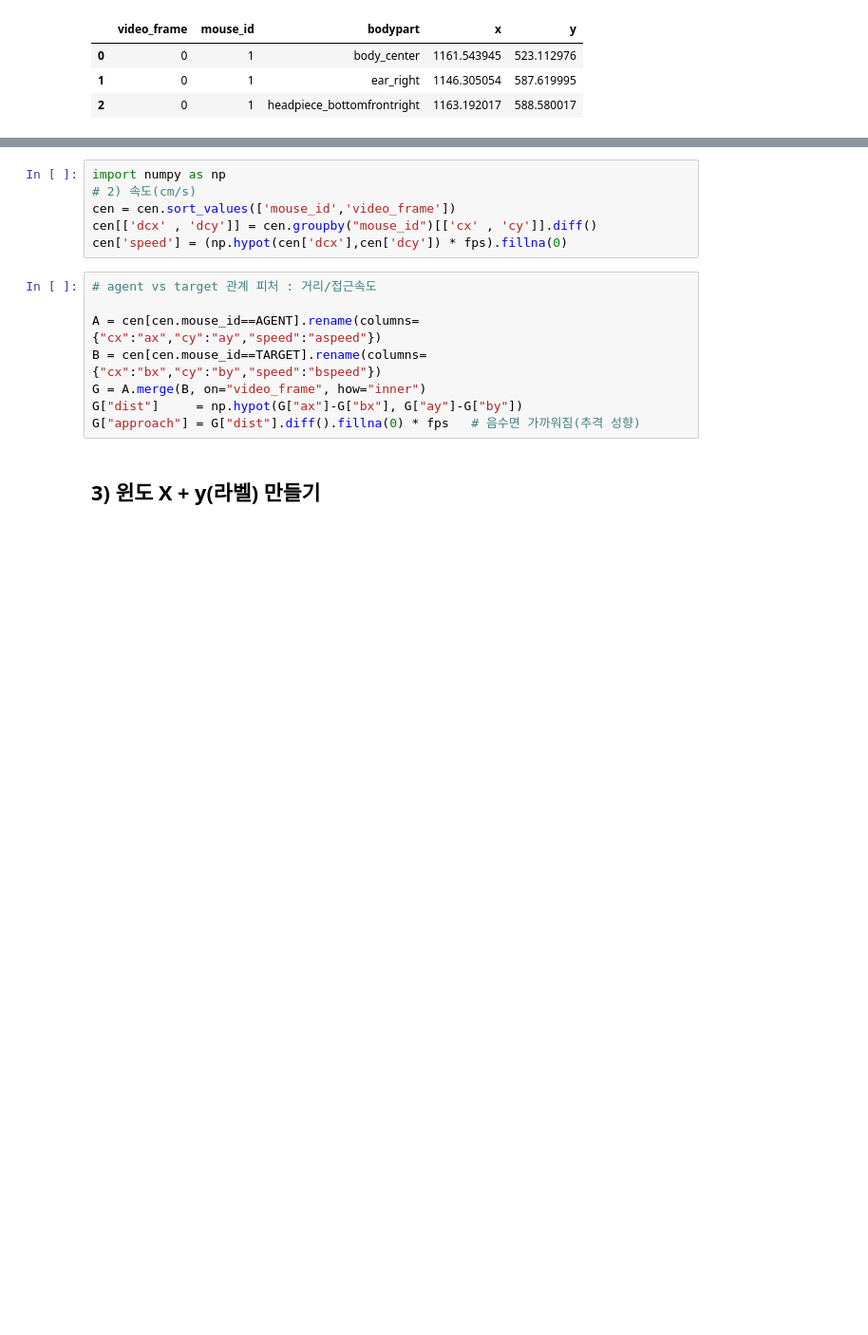
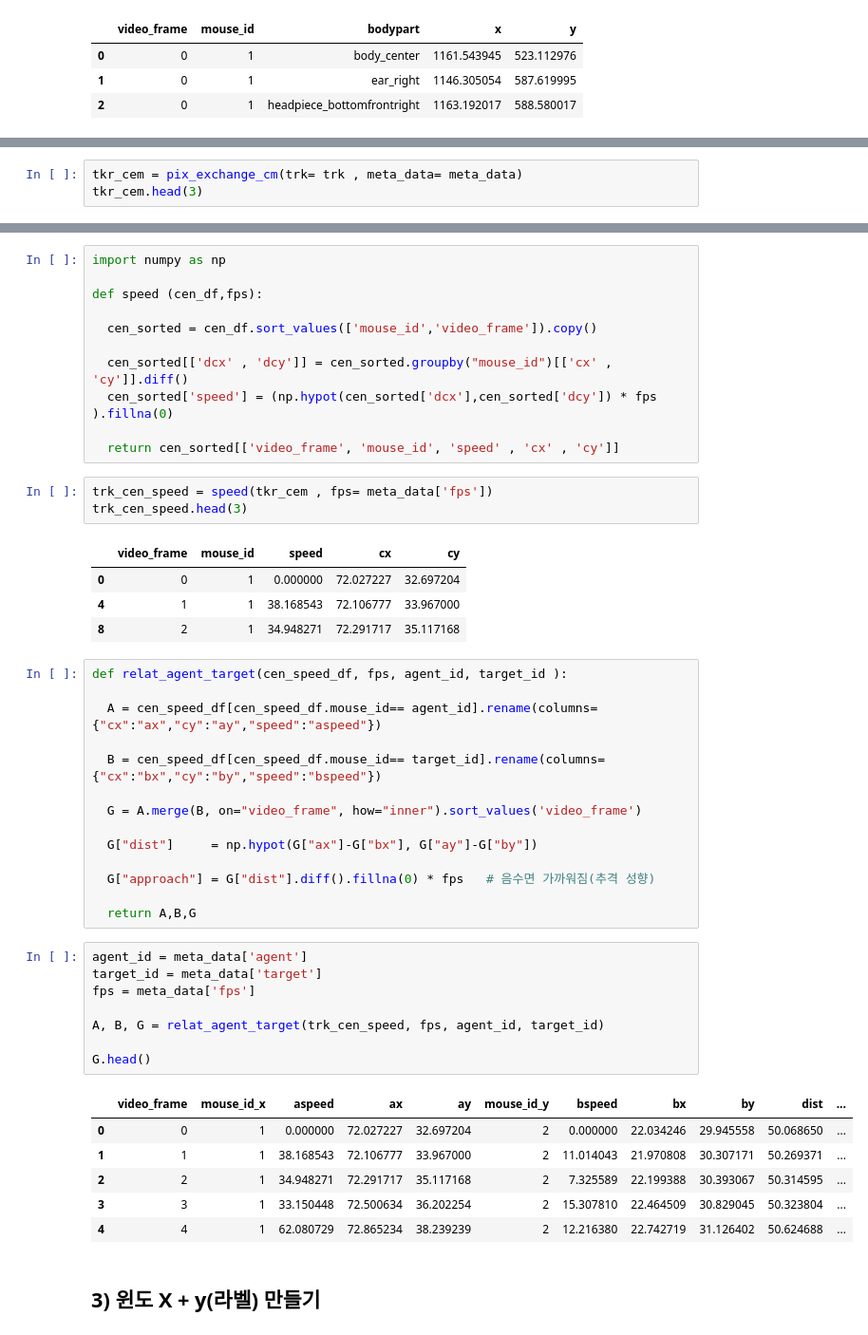
Before and after one commit to jiyoungeeeeeeeeeeeeeeeeeeeee/MABe-Challenge---Social-Action-Recognition-in-Mice, a Jupyter notebook: MABe_EDA.ipynb, the cells around one changed output, grey strips where cells are left out. Shown: that part at 95% size. Drawn from its saved outputs; the diff is of its cells as text; blank space fills up the shorter version.

```diff
--- a/MABe_EDA.ipynb
+++ b/MABe_EDA.ipynb
@@ -167,0 +184,3 @@ cen = (use.groupby(["video_frame","mouse_id"], as_index=False)[["x","y"]]
+# %%
+tkr_cem = pix_exchange_cm(trk= trk , meta_data= meta_data)
+tkr_cem.head(3)
@@ -168,16 +192,50 @@ cen = (use.groupby(["video_frame","mouse_id"], as_index=False)[["x","y"]]
 # %%
 import numpy as np
-# 2) 속도(cm/s)
-cen = cen.sort_values(['mouse_id','video_frame'])
-cen[['dcx' , 'dcy']] = cen.groupby("mouse_id")[['cx' , 'cy']].diff()
-cen['speed'] = (np.hypot(cen['dcx'],cen['dcy']) * fps).fillna(0)
+
+def speed (cen_df,fps):
+
+  cen_sorted = cen_df.sort_values(['mouse_id','video_frame']).copy()
+
+  cen_sorted[['dcx' , 'dcy']] = cen_sorted.groupby("mouse_id")[['cx' , 'cy']].diff()
+  cen_sorted['speed'] = (np.hypot(cen_sorted['dcx'],cen_sorted['dcy']) * fps ).fillna(0)
+
+  return cen_sorted[['video_frame', 'mouse_id', 'speed' , 'cx' , 'cy']]
+# %%
+trk_cen_speed = speed(tkr_cem , fps= meta_data['fps'])
+trk_cen_speed.head(3)
+# %% [output]
+|  | video_frame | mouse_id | speed | cx | cy |
+| 0 | 0 | 1 | 0.000000 | 72.027227 | 32.697204 |
+| 4 | 1 | 1 | 38.168543 | 72.106777 | 33.967000 |
+| 8 | 2 | 1 | 34.948271 | 72.291717 | 35.117168 |
 # %%
-# agent vs target 관계 피처 : 거리/접근속도
+def relat_agent_target(cen_speed_df, fps, agent_id, target_id ):
 
-A = cen[cen.mouse_id==AGENT].rename(columns={"cx":"ax","cy":"ay","speed":"aspeed"})
-B = cen[cen.mouse_id==TARGET].rename(columns={"cx":"bx","cy":"by","speed":"bspeed"})
-G = A.merge(B, on="video_frame", how="inner")
-G["dist"]     = np.hypot(G["ax"]-G["bx"], G["ay"]-G["by"])
-G["approach"] = G["dist"].diff().fillna(0) * fps   # 음수면 가까워짐(추격 성향)
+  A = cen_speed_df[cen_speed_df.mouse_id== agent_id].rename(columns={"cx":"ax","cy":"ay","speed":"aspeed"})
+
+  B = cen_speed_df[cen_speed_df.mouse_id== target_id].rename(columns={"cx":"bx","cy":"by","speed":"bspeed"})
+
+  G = A.merge(B, on="video_frame", how="inner").sort_values('video_frame')
+
+  G["dist"]     = np.hypot(G["ax"]-G["bx"], G["ay"]-G["by"])
+
+  G["approach"] = G["dist"].diff().fillna(0) * fps   # 음수면 가까워짐(추격 성향)
+
+  return A,B,G
+# %%
+agent_id = meta_data['agent']
+target_id = meta_data['target']
+fps = meta_data['fps']
+
+A, B, G = relat_agent_target(trk_cen_speed, fps, agent_id, target_id)
+
+G.head()
+# %% [output]
+|  | video_frame | mouse_id_x | aspeed | ax | ay | mouse_id_y | bspeed | bx | by | dist | ... |
+| 0 | 0 | 1 | 0.000000 | 72.027227 | 32.697204 | 2 | 0.000000 | 22.034246 | 29.945558 | 50.068650 | ... |
+| 1 | 1 | 1 | 38.168543 | 72.106777 | 33.967000 | 2 | 11.014043 | 21.970808 | 30.307171 | 50.269371 | ... |
+| 2 | 2 | 1 | 34.948271 | 72.291717 | 35.117168 | 2 | 7.325589 | 22.199388 | 30.393067 | 50.314595 | ... |
+| 3 | 3 | 1 | 33.150448 | 72.500634 | 36.202254 | 2 | 15.307810 | 22.464509 | 30.829045 | 50.323804 | ... |
+| 4 | 4 | 1 | 62.080729 | 72.865234 | 38.239239 | 2 | 12.216380 | 22.742719 | 31.126402 | 50.624688 | ... |
 # %% [markdown]
 ## 3) 윈도 X + y(라벨) 만들기
```
Also changed, not shown: parts of 19 cells of this notebook.
